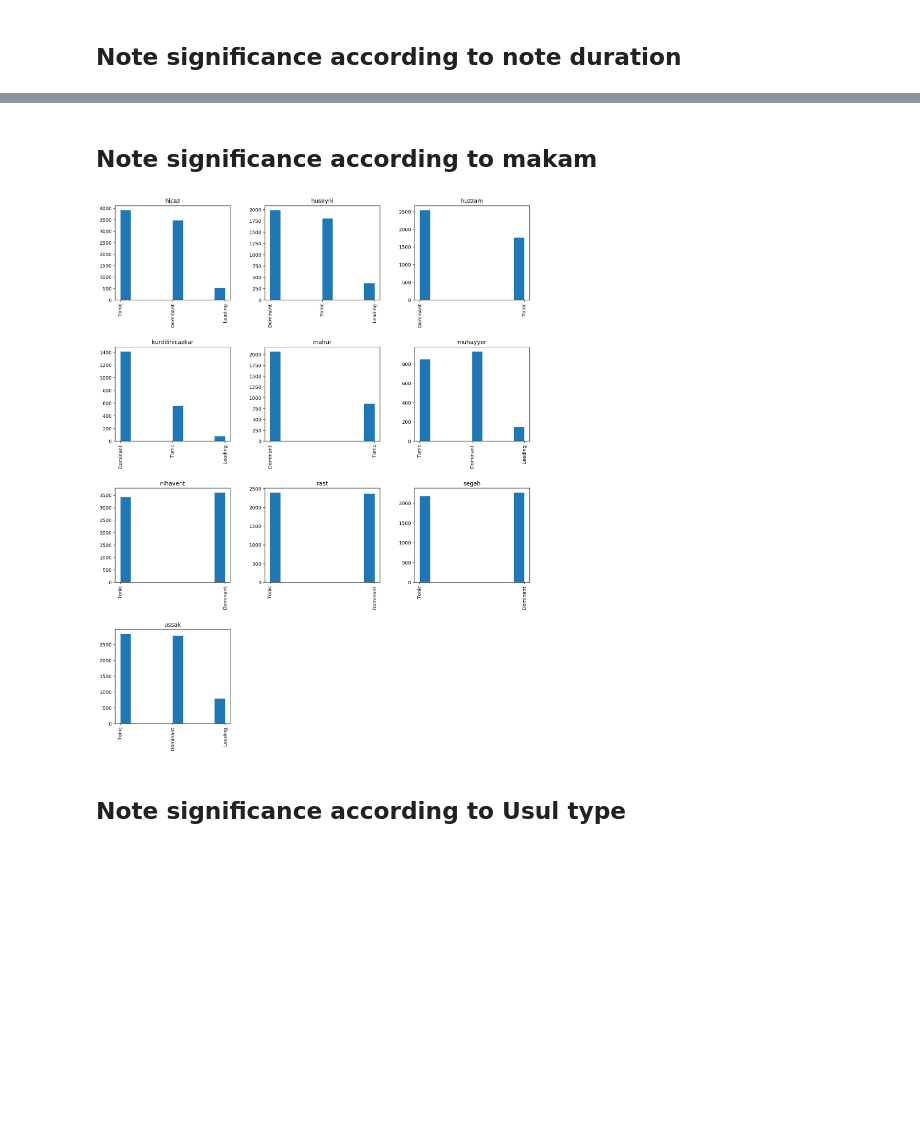
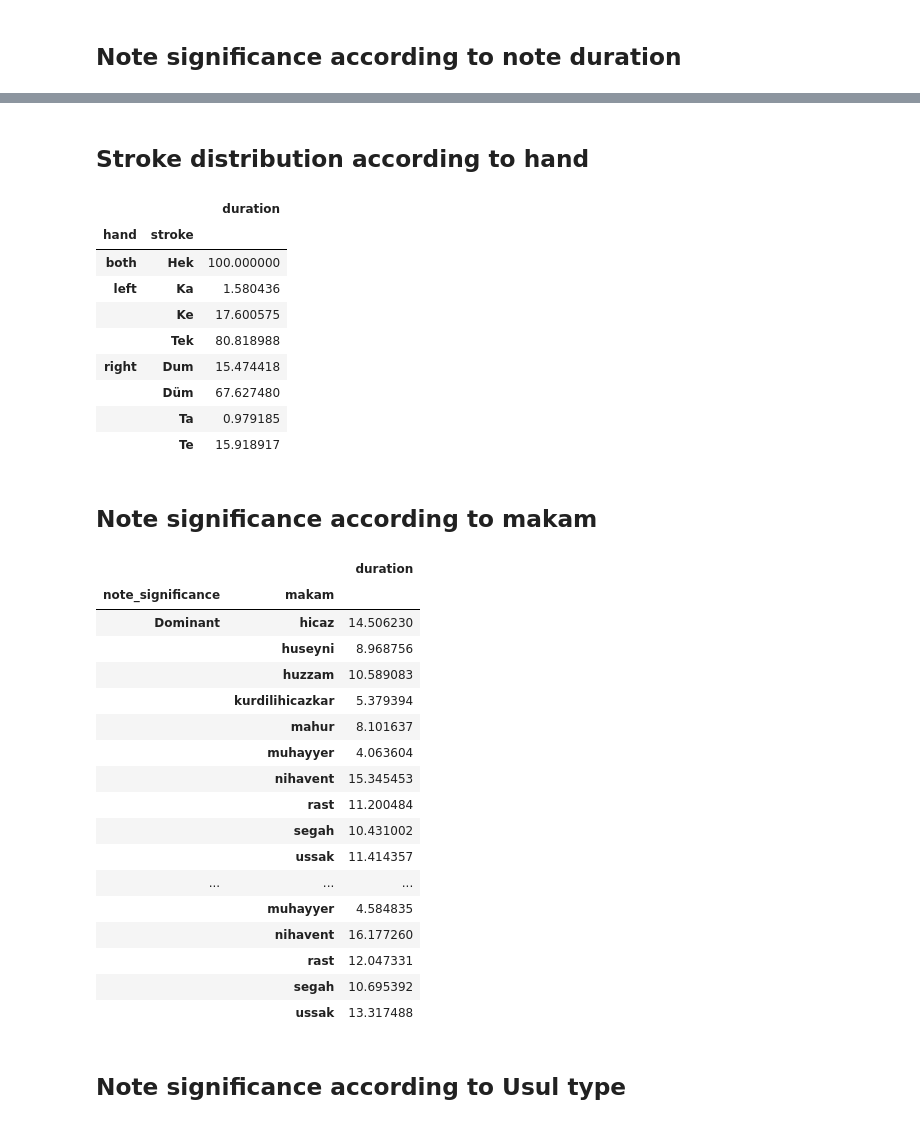
Before and after one commit to migperfer/AMPL-UPF-MSC, a Jupyter notebook: Check usuls_makams.ipynb, the cells around one changed output, grey strips where cells are left out. Drawn from its saved outputs; the diff is of its cells as text; code cells hidden in the pictures; blank space fills up the shorter version.

```diff
--- a/Check usuls_makams.ipynb
+++ b/Check usuls_makams.ipynb
@@ -343,11 +369,42 @@ plt.show()
+# %% [markdown]
+## Stroke distribution according to hand
+# %%
+d1 = frame.groupby(['hand', 'stroke']).agg({'duration': 'sum'})
+d1.groupby(level=0).apply(lambda x: 100 * x / float(x.sum()))
+# %% [output]
+|  |  | duration |
+| hand | stroke |  |
+| both | Hek | 100.000000 |
+| left | Ka | 1.580436 |
+|  | Ke | 17.600575 |
+|  | Tek | 80.818988 |
+| right | Dum | 15.474418 |
+|  | Düm | 67.627480 |
+|  | Ta | 0.979185 |
+|  | Te | 15.918917 |
 # %% [markdown]
 ## Note significance according to makam
-# %%
-fig = plt.figure(figsize = (15,20))
-ax = fig.gca()
-frame['note_significance'].hist(by=frame['makam'], ax=ax)
-plt.show()
-# %% [output]
-[figure, removed]
+# %%
+d1 = frame.groupby(['note_significance', 'makam']).agg({'duration': 'sum'})
+d1.groupby(level=0).apply(lambda x: 100 * x / float(x.sum()))
+# %% [output]
+|  |  | duration |
+| note_significance | makam |  |
+| Dominant | hicaz | 14.506230 |
+|  | huseyni | 8.968756 |
+|  | huzzam | 10.589083 |
+|  | kurdilihicazkar | 5.379394 |
+|  | mahur | 8.101637 |
+|  | muhayyer | 4.063604 |
+|  | nihavent | 15.345453 |
+|  | rast | 11.200484 |
+|  | segah | 10.431002 |
+|  | ussak | 11.414357 |
+| ... | ... | ... |
+|  | muhayyer | 4.584835 |
+|  | nihavent | 16.177260 |
+|  | rast | 12.047331 |
+|  | segah | 10.695392 |
+|  | ussak | 13.317488 |
 # %% [markdown]
 ## Note significance according to Usul type
```
Also changed, not shown: parts of 7 cells of this notebook.
